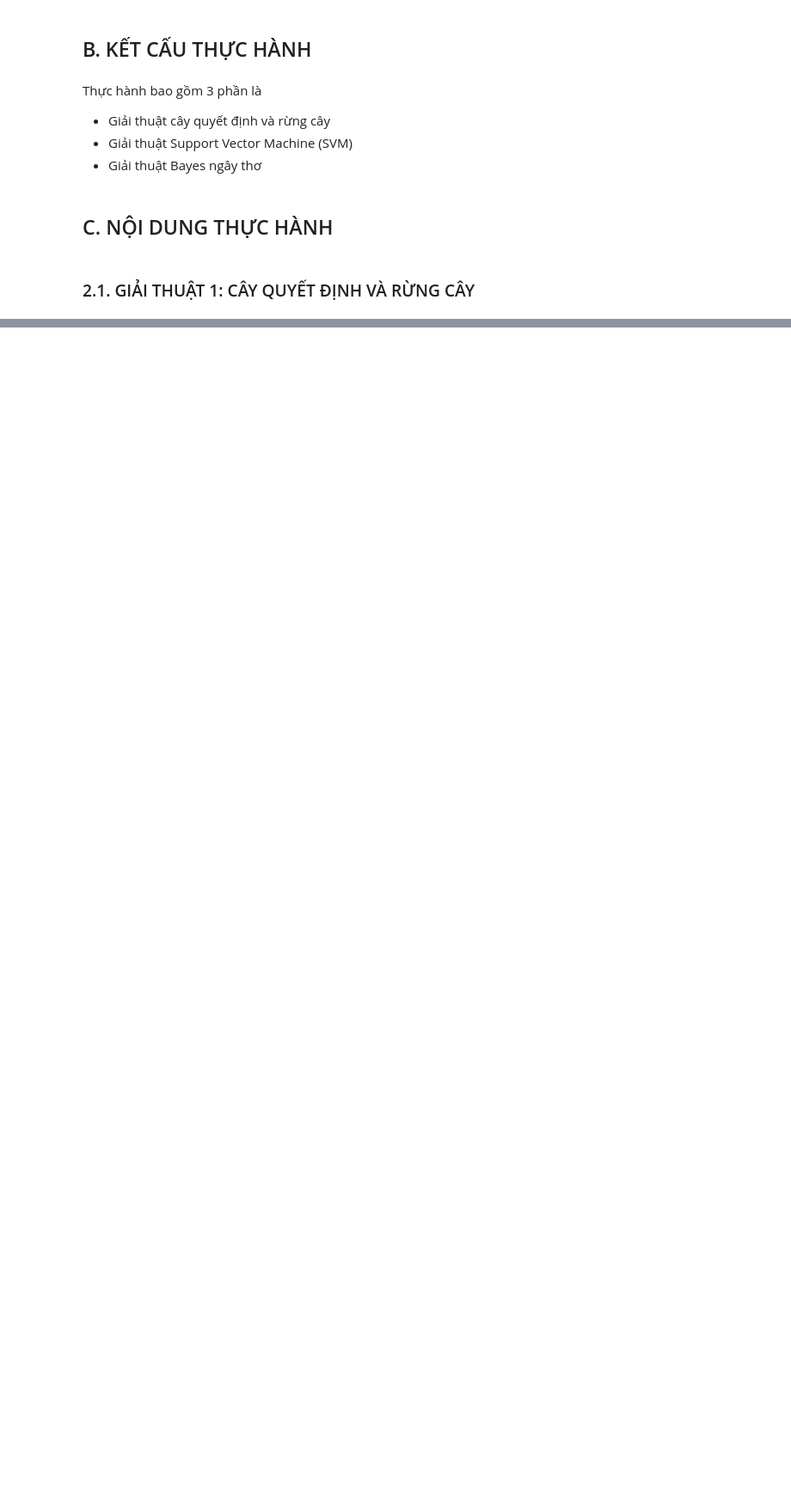
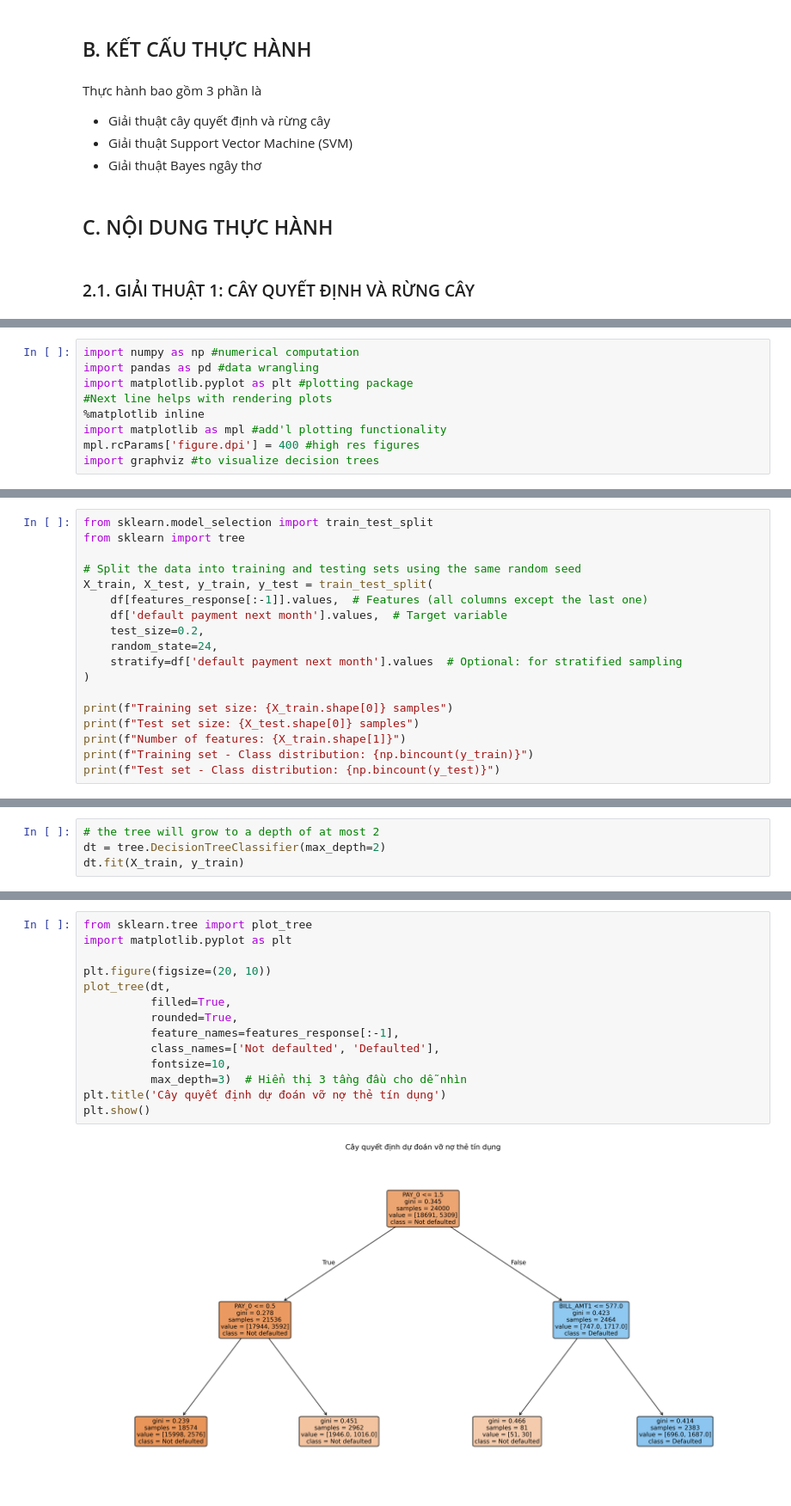
Before and after one commit to ThanhThaoBT/PTDL2025, a Jupyter notebook: lab6/Untitled-1.ipynb, the cells around one changed output, grey strips where cells are left out. Shown at 86% size. Saved outputs shown, nothing was run; the diff lists cells and outputs as text; blank space fills up the shorter version.

```diff
--- a/lab6/Untitled-1.ipynb
+++ b/lab6/Untitled-1.ipynb
@@ -31,0 +43,9 @@ Thực hành bao gồm 3 phần là
+# %%
+import numpy as np #numerical computation
+import pandas as pd #data wrangling
+import matplotlib.pyplot as plt #plotting package
+#Next line helps with rendering plots
+%matplotlib inline
+import matplotlib as mpl #add'l plotting functionality
+mpl.rcParams['figure.dpi'] = 400 #high res figures
+import graphviz #to visualize decision trees
@@ -31,0 +88,18 @@ Thực hành bao gồm 3 phần là
+# %%
+from sklearn.model_selection import train_test_split
+from sklearn import tree
+
+# Split the data into training and testing sets using the same random seed
+X_train, X_test, y_train, y_test = train_test_split(
+    df[features_response[:-1]].values,  # Features (all columns except the last one)
+    df['default payment next month'].values,  # Target variable
+    test_size=0.2,
+    random_state=24,
+    stratify=df['default payment next month'].values  # Optional: for stratified sampling
+)
+
+print(f"Training set size: {X_train.shape[0]} samples")
+print(f"Test set size: {X_test.shape[0]} samples")
+print(f"Number of features: {X_train.shape[1]}")
+print(f"Training set - Class distribution: {np.bincount(y_train)}")
+print(f"Test set - Class distribution: {np.bincount(y_test)}")
@@ -31,0 +114,4 @@ Thực hành bao gồm 3 phần là
+# %%
+# the tree will grow to a depth of at most 2
+dt = tree.DecisionTreeClassifier(max_depth=2)
+dt.fit(X_train, y_train)
@@ -31,0 +122,16 @@ Thực hành bao gồm 3 phần là
+# %%
+from sklearn.tree import plot_tree
+import matplotlib.pyplot as plt
+
+plt.figure(figsize=(20, 10))
+plot_tree(dt,
+          filled=True,
+          rounded=True,
+          feature_names=features_response[:-1],
+          class_names=['Not defaulted', 'Defaulted'],
+          fontsize=10,
+          max_depth=3)  # Hiển thị 3 tầng đầu cho dễ nhìn
+plt.title('Cây quyết định dự đoán vỡ nợ thẻ tín dụng')
+plt.show()
+# %% [output]
+[figure, added]
```
Also changed, not shown: parts of 72 cells of this notebook, 6 other files.
